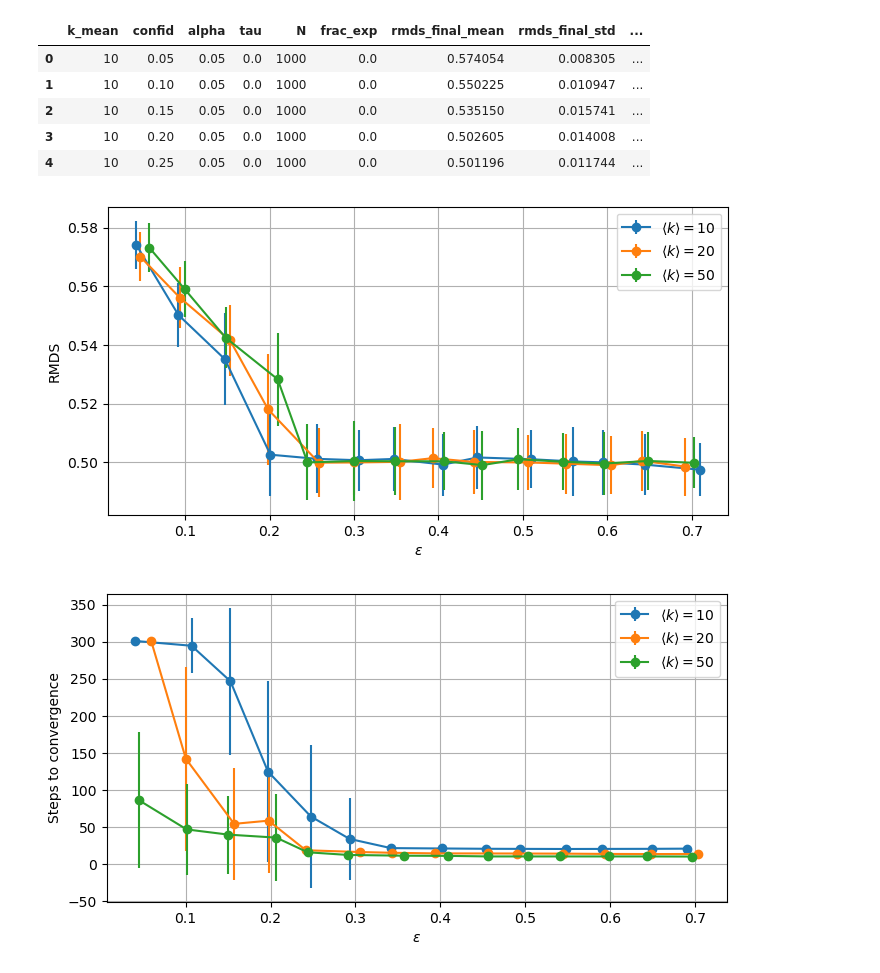
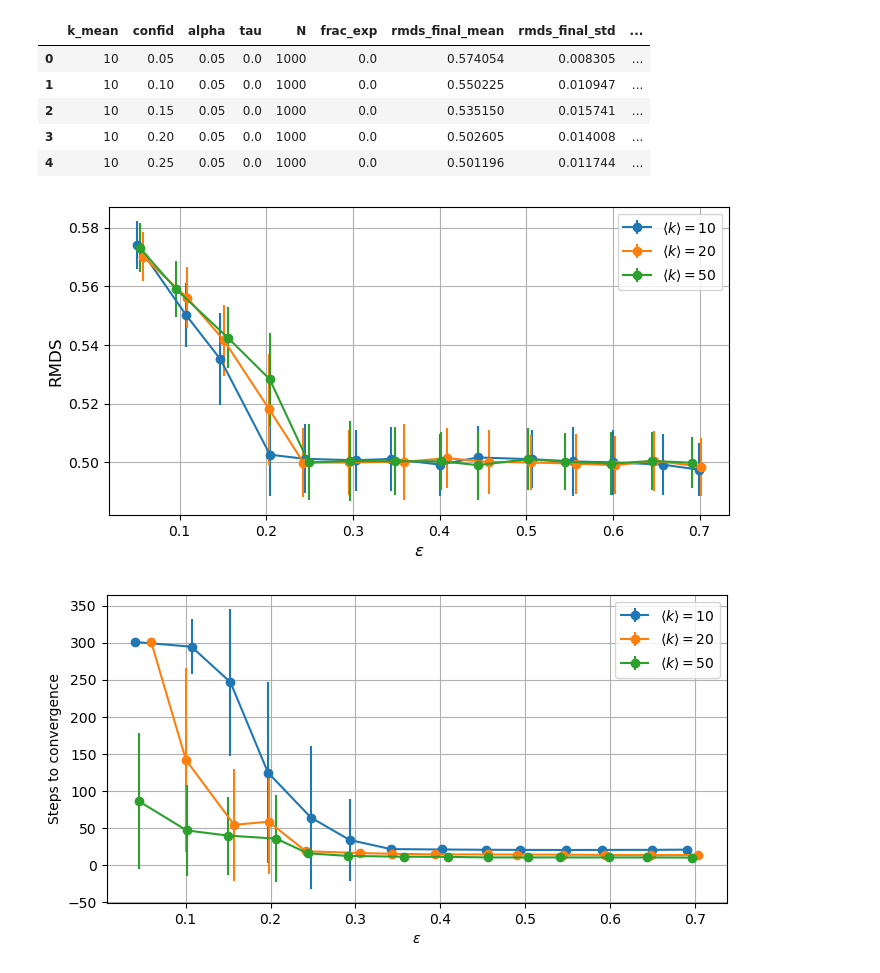
Before and after one commit to Loreb92/course-project-opinion-dynamics-experts, a Jupyter notebook: notebook/1.0.2_check_results_only_population.ipynb, the cells around one changed output. Cells and saved outputs as stored; diff of their text form; code cells hidden in the pictures.

```diff
--- a/notebook/1.0.2_check_results_only_population.ipynb
+++ b/notebook/1.0.2_check_results_only_population.ipynb
@@ -51,19 +51,19 @@ res.head()
 # %%
 plt.figure(figsize=(8,4))
 for k_mean, rows in res.groupby('k_mean'):
 
     rows = rows.sort_values('confid')
 
     dx = np.random.random(rows.shape[0]) * 0.02 - 0.01
     plt.errorbar(rows.confid + dx, rows.rmds_final_mean, rows.rmds_final_std, fmt='o-',
                  label=fr"$\left< k \right>={k_mean}$")
 
 plt.legend()
-plt.xlabel(r"$\epsilon$")
-plt.ylabel(r"RMDS")
+plt.xlabel(r"$\epsilon$", fontsize=12)
+plt.ylabel(r"RMDS", fontsize=12)
 plt.grid()
 # %% [output]
-[figure, old version]
+[figure, new version]
 # %%
 plt.figure(figsize=(8,4))
 for k_mean, rows in res.groupby('k_mean'):
```
Also changed, not shown: 7 other files.
